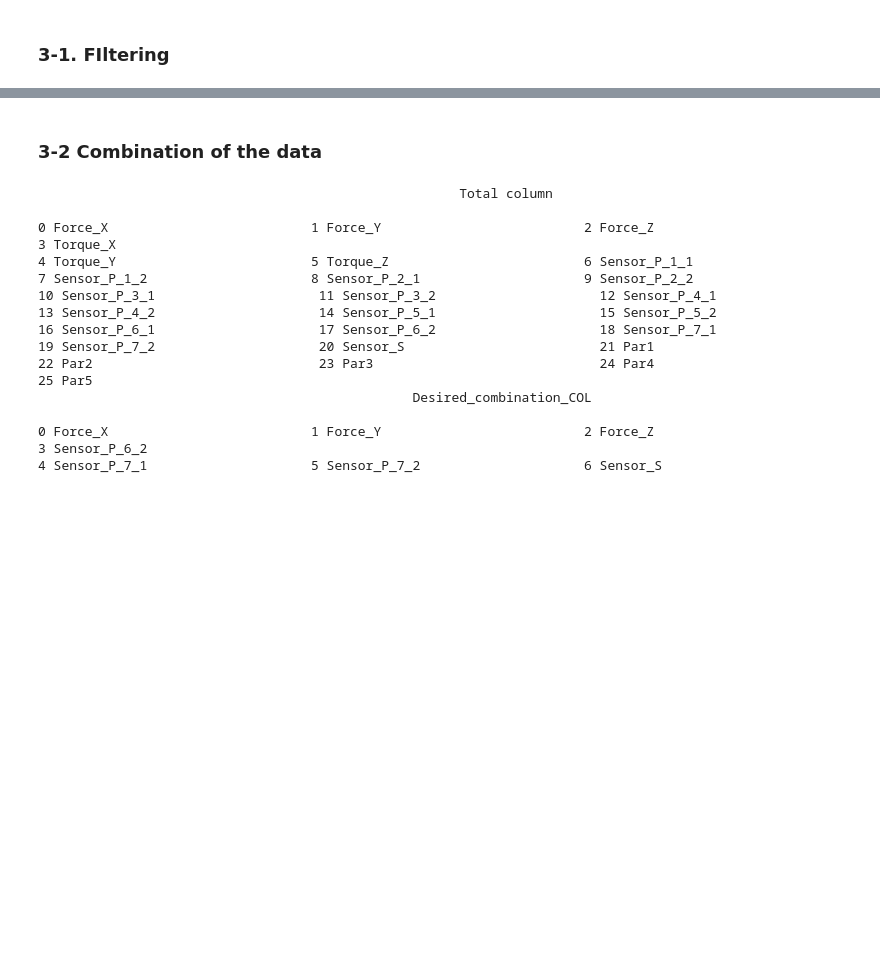
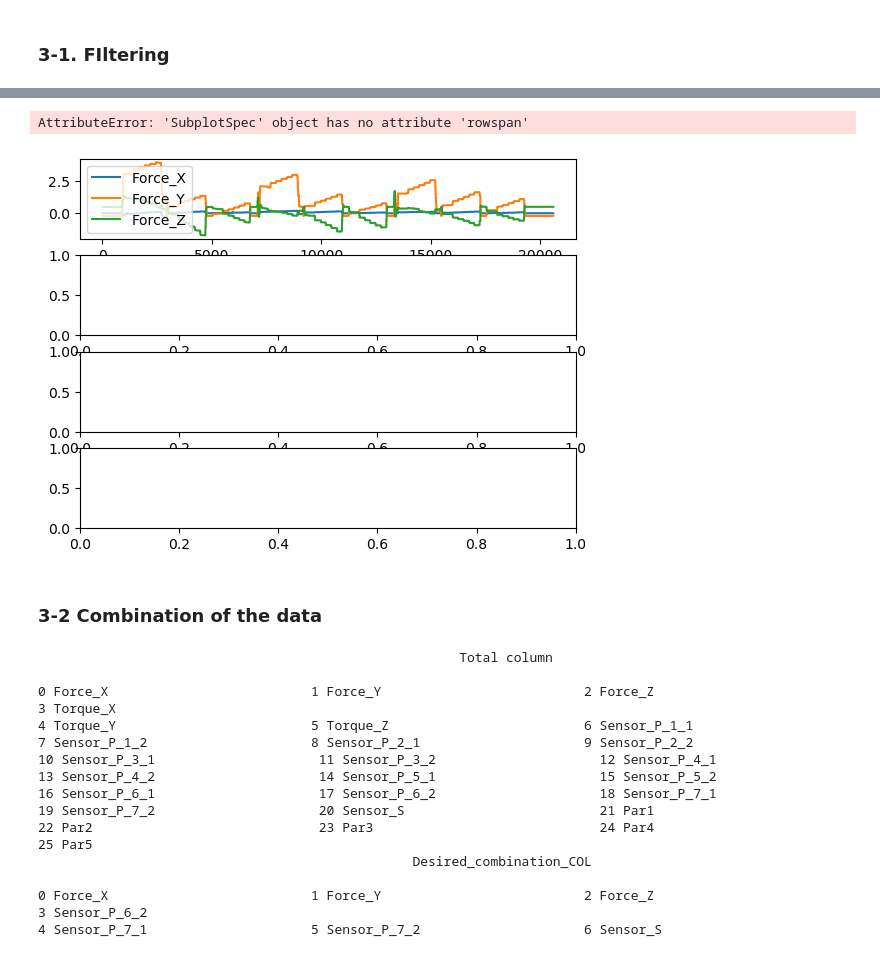
Before and after one commit to hunissweet/External_force, a Jupyter notebook: Main_Machine.ipynb, the cells around one changed output, grey strips where cells are left out. Cells and saved outputs as stored; diff of their text form; code cells hidden in the pictures; blank space fills up the shorter version.

```diff
--- a/Main_Machine.ipynb
+++ b/Main_Machine.ipynb
@@ -85,0 +95,17 @@ Filtered_dataset
+# %%
+Fol_col=Total_dataset.columns[:3]
+Input_P_col=Total_dataset.columns[6:8]
+Flag_col=Total_dataset.columns[8]
+P_Sensor_col=Total_dataset.columns[9:21]
+S_Sensor_col=Total_dataset.columns[21]
+
+
+fig, axes = plt.subplots(nrows=4, ncols=1)
+
+Total_dataset[Fol_col].plot(ax=axes[0])
+Total_dataset[Input_P_col].plot(ax=axes[1])
+Total_dataset[S_Sensor_col].plot(ax=axes[2])
+Total_dataset[P_Sensor_col].plot(ax=axes[3])
+# %% [output]
+AttributeError: 'SubplotSpec' object has no attribute 'rowspan'
+[figure, added]
```
Also changed, not shown: parts of 9 cells of this notebook, 5 other files.
